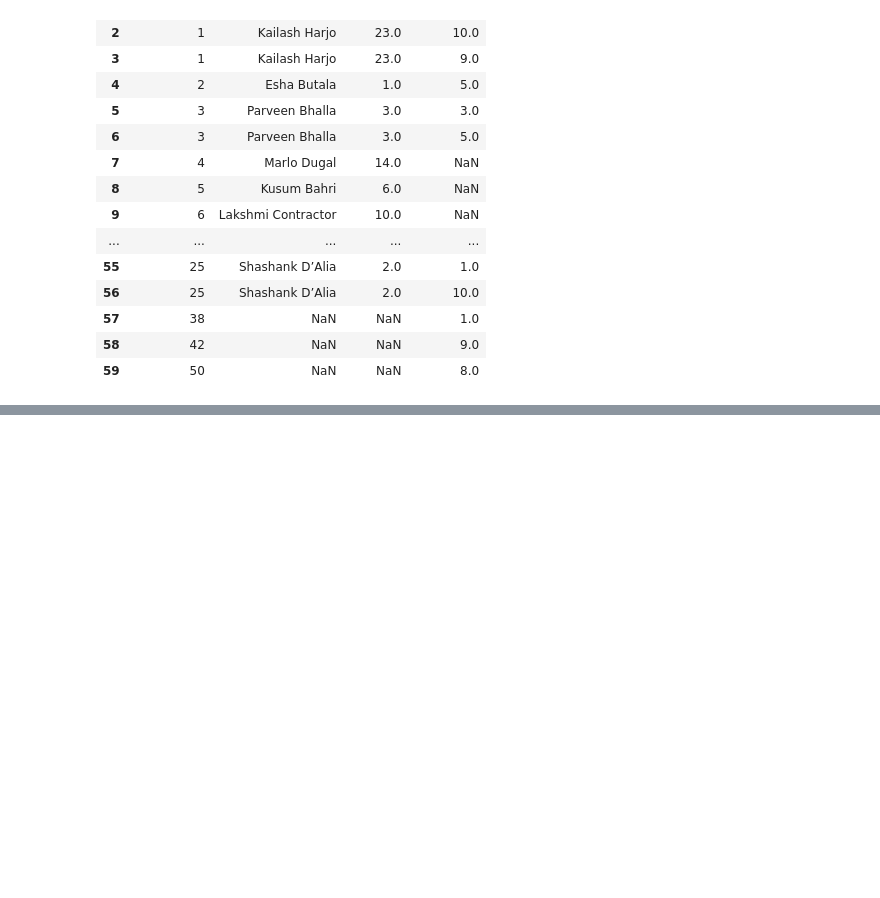
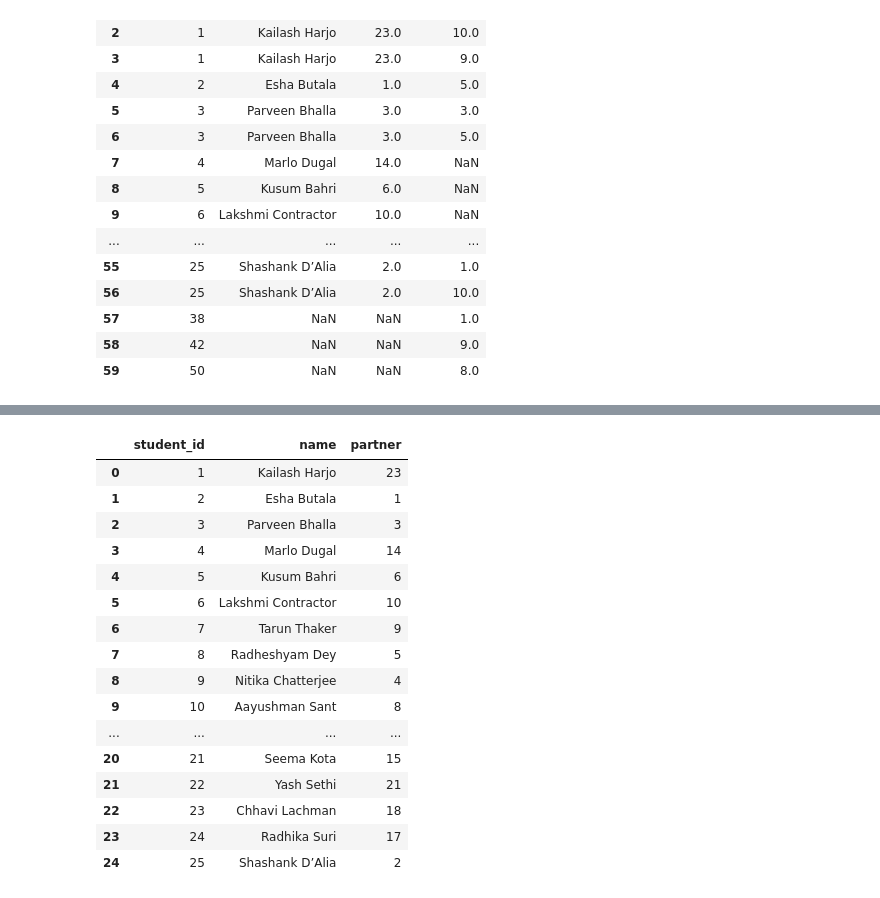
Before and after one commit to Sumangiri1312/Pandas-Practice, a Jupyter notebook: Merging.ipynb, the cells around one changed output, grey strips where cells are left out. Cells and saved outputs as stored; diff of their text form; code cells hidden in the pictures; blank space fills up the shorter version.

```diff
--- a/Merging.ipynb
+++ b/Merging.ipynb
@@ -172,0 +284,20 @@ students.merge(multi, how= 'outer', on='student_id')
+# %%
+students
+# %% [output]
+|  | student_id | name | partner |
+| 0 | 1 | Kailash Harjo | 23 |
+| 1 | 2 | Esha Butala | 1 |
+| 2 | 3 | Parveen Bhalla | 3 |
+| 3 | 4 | Marlo Dugal | 14 |
+| 4 | 5 | Kusum Bahri | 6 |
+| 5 | 6 | Lakshmi Contractor | 10 |
+| 6 | 7 | Tarun Thaker | 9 |
+| 7 | 8 | Radheshyam Dey | 5 |
+| 8 | 9 | Nitika Chatterjee | 4 |
+| 9 | 10 | Aayushman Sant | 8 |
+| ... | ... | ... | ... |
+| 20 | 21 | Seema Kota | 15 |
+| 21 | 22 | Yash Sethi | 21 |
+| 22 | 23 | Chhavi Lachman | 18 |
+| 23 | 24 | Radhika Suri | 17 |
+| 24 | 25 | Shashank D’Alia | 2 |
```
Also changed, not shown: parts of 12 cells of this notebook.
